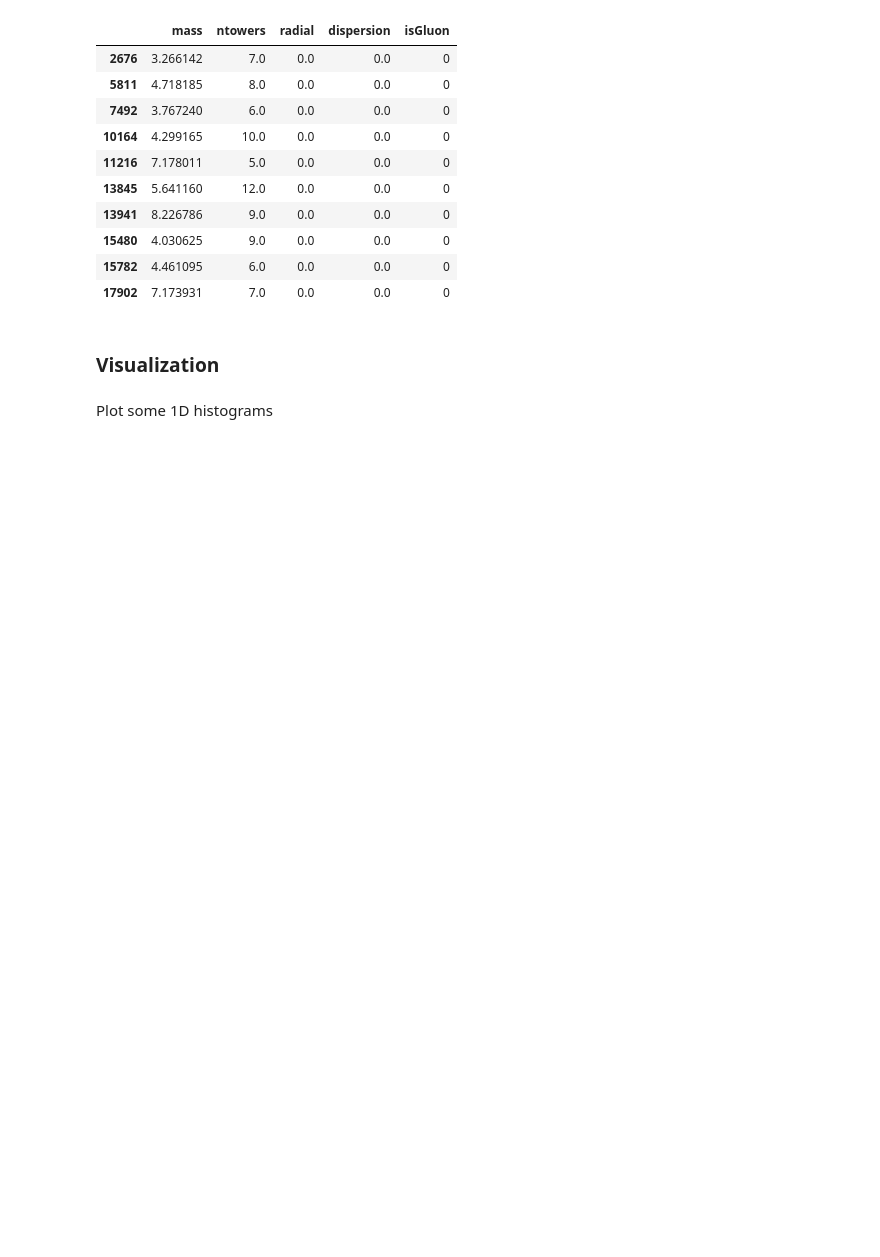
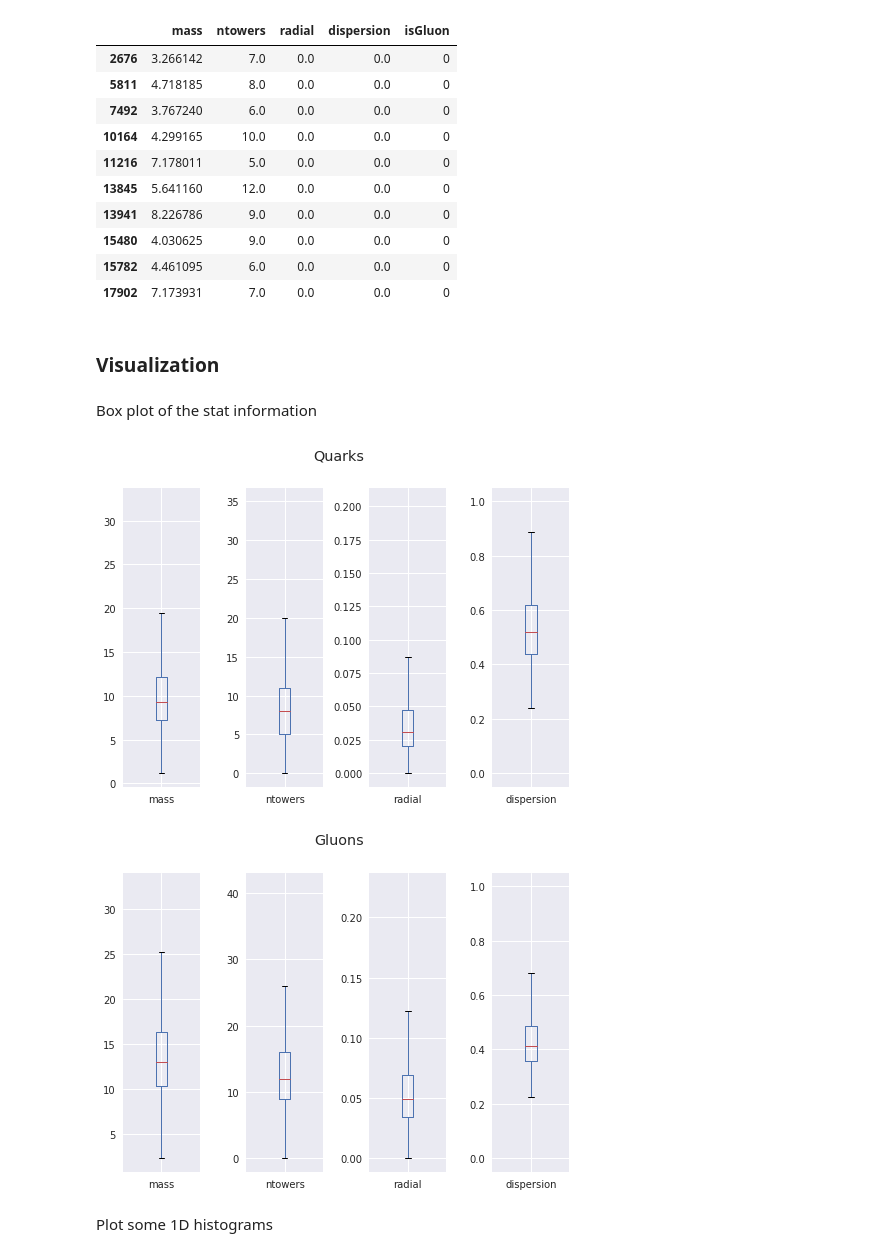
Before and after one commit to cbeiraod/LIPDataScienceSchool_2018, a Jupyter notebook: EDA.ipynb, the cells around one changed output. Drawn from its saved outputs; the diff is of its cells as text; code cells hidden in the pictures; blank space fills up the shorter version.

```diff
--- a/EDA.ipynb
+++ b/EDA.ipynb
@@ -152,6 +153,20 @@ dfQuarks.query('radial == dispersion')
 | 17902 | 7.173931 | 7.0 | 0.0 | 0.0 | 0 |
 # %% [markdown]
 ### Visualization
+# %% [markdown]
+Box plot of the stat information
+# %%
+dfQuarks.drop('isGluon',axis=1).plot(kind='box', subplots=True, sharex=False, sharey=False)
+plt.subplots_adjust(wspace=0.6)
+plt.suptitle("Quarks")
+plt.show()
+dfGluons.drop('isGluon',axis=1).plot(kind='box', subplots=True, sharex=False, sharey=False)
+plt.subplots_adjust(wspace=0.6)
+plt.suptitle("Gluons")
+plt.show()
+# %% [output]
+[figure, added]
+[figure, added]
 # %% [markdown]
 Plot some 1D histograms
 # %%
```
Also changed, not shown: parts of 6 cells of this notebook.
